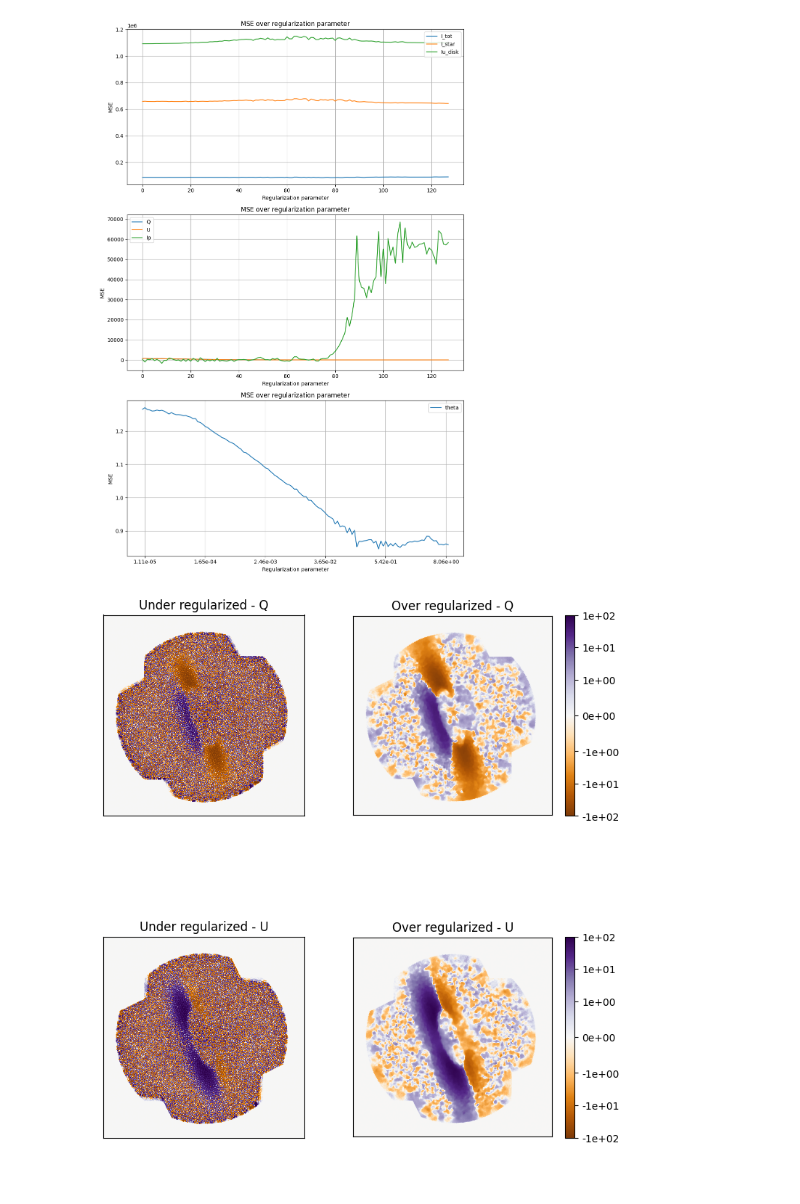
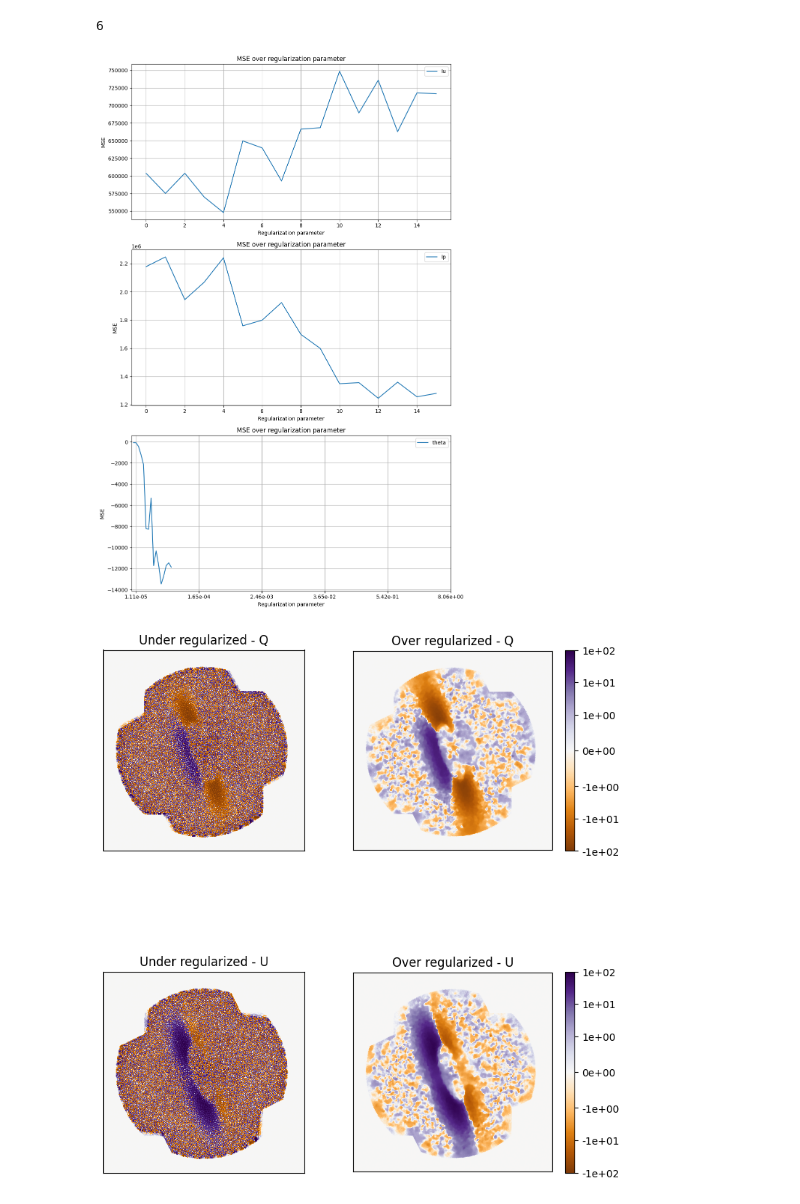
Before and after one commit to LaurenceDenneulin/Rhapsodie.jl, a Jupyter notebook: src/metrics.ipynb, the cells around one changed output. Drawn from its saved outputs; the diff is of its cells as text; code cells hidden in the pictures.

```diff
--- a/src/metrics.ipynb
+++ b/src/metrics.ipynb
@@ -1,3 +5,3 @@
 # %%
-xlabels = [10**(i*0.046875 - 5) for i in range(1, 129, 25)]
+xlabels = [10**(i*0.25 - 5) for i in range(1, 129, 25)]
 xticks = [i for i in range(1, 129, 25)]
@@ -48,7 +136,8 @@ def plot_MSE_from_file(file_path):
 # %%
-plot_MSE_from_file("../test_results/rhapsodie_method_results/mse_list.txt")
+plot_base_rhapsodie_from_file("../test_results/rhapsodie_method_results/mse_list_base_rhapsodie.txt")
 # %% [output]
+6
-[figure, old version]
+[figure, new version]
 # %%
 import matplotlib.pyplot as plt
 import astropy.io.fits as fits
```
Also changed, not shown: parts of 7 cells of this notebook, 1 other file.
